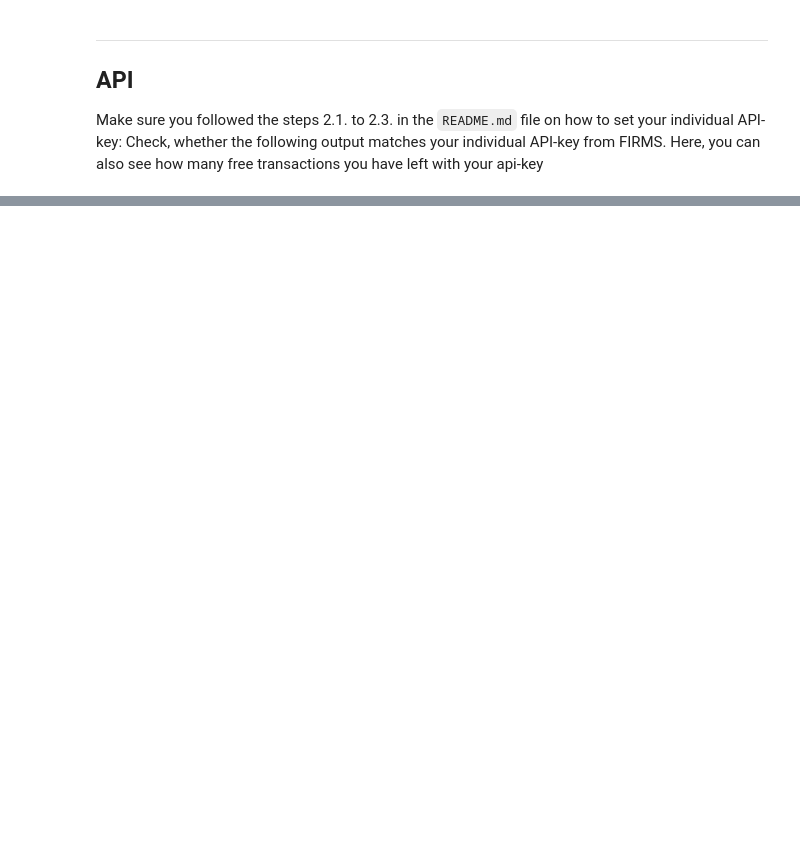
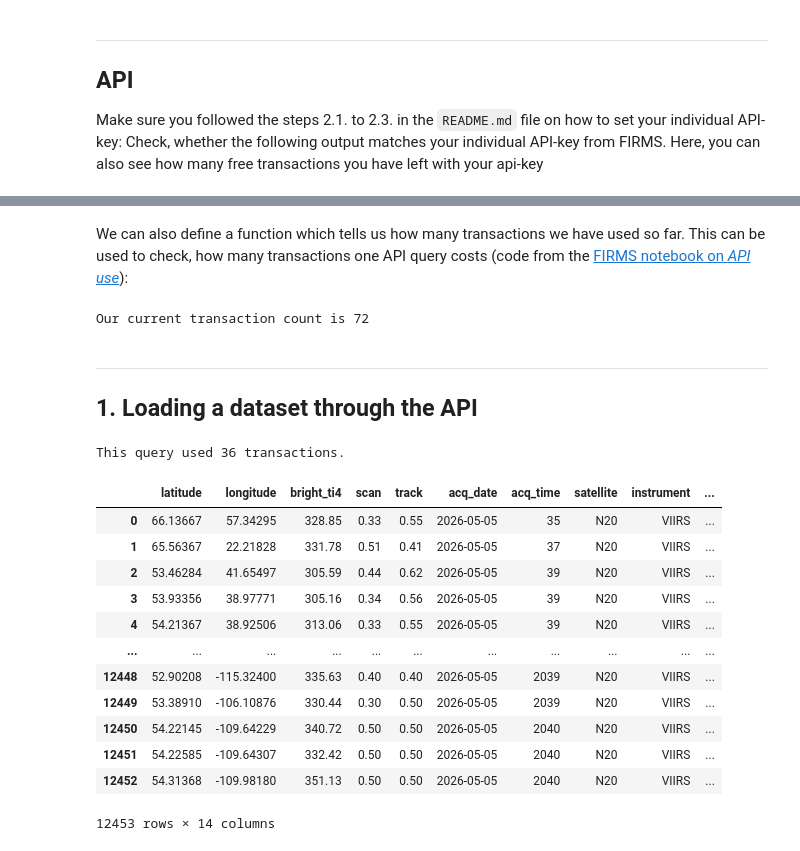
Before and after one commit to paulgeog/SDS210-wildifres-project, a Jupyter notebook: notebooks/wildfires.ipynb, the cells around one changed output, grey strips where cells are left out. Drawn from its saved outputs; the diff is of its cells as text; code cells hidden in the pictures; blank space fills up the shorter version.

Commit message:
added: 1. Loading a dataset through the API (loading and displaying the dataset)

```diff
--- a/notebooks/wildfires.ipynb
+++ b/notebooks/wildfires.ipynb
@@ -37,2 +37,47 @@ current_transactions             0
 transaction_interval    10 minutes
 dtype: object
+# %% [markdown]
+We can also define a function which tells us how many transactions we have used so far. This can be used to check, how many transactions one API query costs (code from the [FIRMS notebook on *API use*](https://firms.modaps.eosdis.nasa.gov/academy/data_api/)):
+# %%
+def get_transaction_count() :
+  count = 0
+  try:
+    response = requests.get(url)
+    data = response.json()
+    df = pd.Series(data)
+    count = df['current_transactions']
+  except:
+    print ("Error in our call.")
+  return count
+
+tcount = get_transaction_count()
+print ('Our current transaction count is %i' % tcount)
+# %% [output]
+Our current transaction count is 72
+# %% [markdown]
+***
+## 1. Loading a dataset through the API
+# %%
+# in this example let's look at VIIRS NOAA-20, entire world and the most recent day
+area_url = 'https://firms.modaps.eosdis.nasa.gov/api/area/csv/' + api_key + '/VIIRS_NOAA20_NRT/world/1'
+start_count = get_transaction_count()
+df_area = pd.read_csv(area_url)
+end_count = get_transaction_count()
+print ('This query used %i transactions.' % (end_count-start_count))
+
+df_area
+# %% [output]
+This query used 36 transactions.
+|  | latitude | longitude | bright_ti4 | scan | track | acq_date | acq_time | satellite | instrument | ... |
+| 0 | 66.13667 | 57.34295 | 328.85 | 0.33 | 0.55 | 2026-05-05 | 35 | N20 | VIIRS | ... |
+| 1 | 65.56367 | 22.21828 | 331.78 | 0.51 | 0.41 | 2026-05-05 | 37 | N20 | VIIRS | ... |
+| 2 | 53.46284 | 41.65497 | 305.59 | 0.44 | 0.62 | 2026-05-05 | 39 | N20 | VIIRS | ... |
+| 3 | 53.93356 | 38.97771 | 305.16 | 0.34 | 0.56 | 2026-05-05 | 39 | N20 | VIIRS | ... |
+| 4 | 54.21367 | 38.92506 | 313.06 | 0.33 | 0.55 | 2026-05-05 | 39 | N20 | VIIRS | ... |
+| ... | ... | ... | ... | ... | ... | ... | ... | ... | ... | ... |
+| 12448 | 52.90208 | -115.32400 | 335.63 | 0.40 | 0.40 | 2026-05-05 | 2039 | N20 | VIIRS | ... |
+| 12449 | 53.38910 | -106.10876 | 330.44 | 0.30 | 0.50 | 2026-05-05 | 2039 | N20 | VIIRS | ... |
+| 12450 | 54.22145 | -109.64229 | 340.72 | 0.50 | 0.50 | 2026-05-05 | 2040 | N20 | VIIRS | ... |
+| 12451 | 54.22585 | -109.64307 | 332.42 | 0.50 | 0.50 | 2026-05-05 | 2040 | N20 | VIIRS | ... |
+| 12452 | 54.31368 | -109.98180 | 351.13 | 0.50 | 0.50 | 2026-05-05 | 2040 | N20 | VIIRS | ... |
+12453 rows × 14 columns
```
Also changed, not shown: parts of 6 cells of this notebook.
